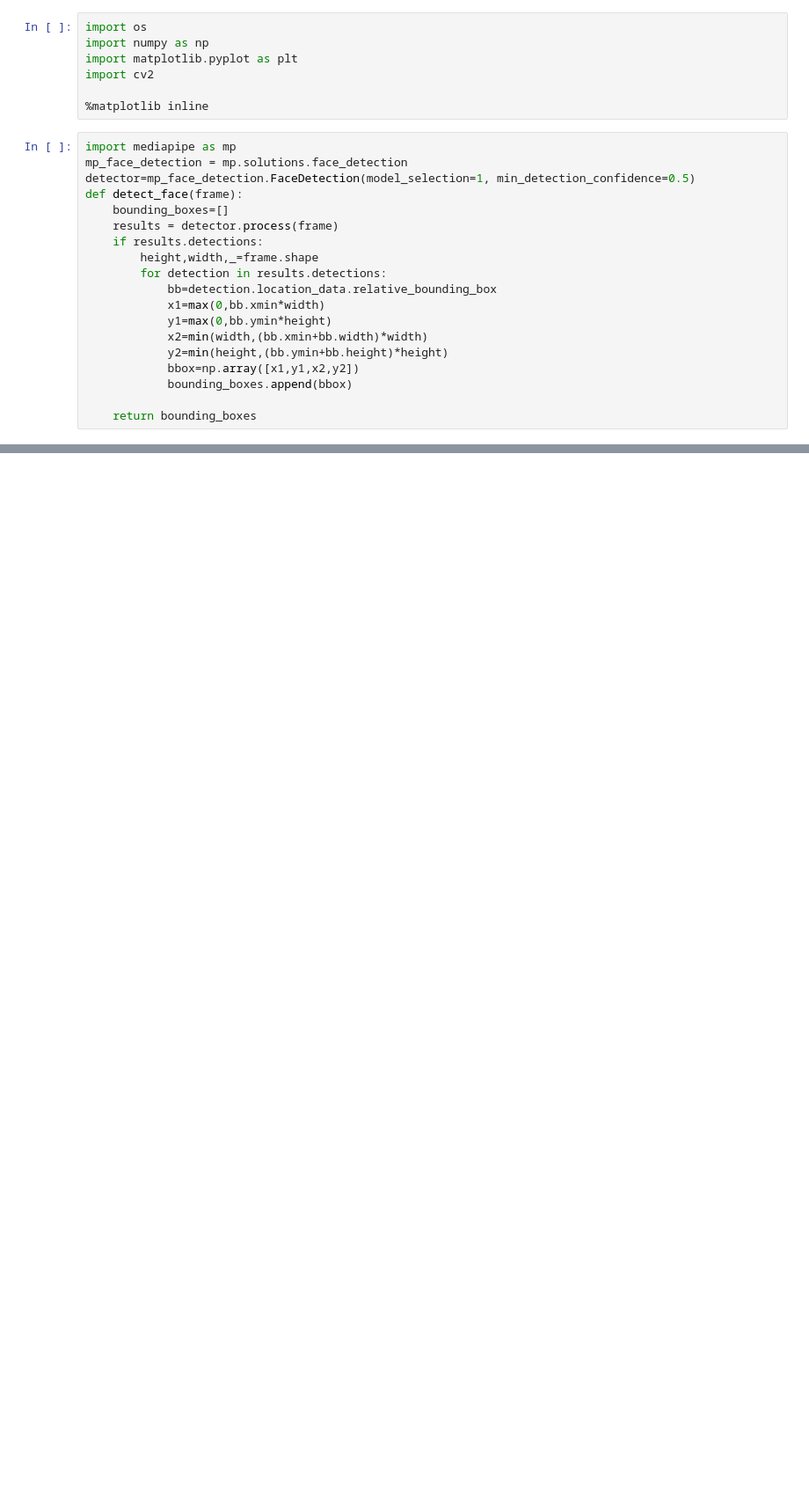
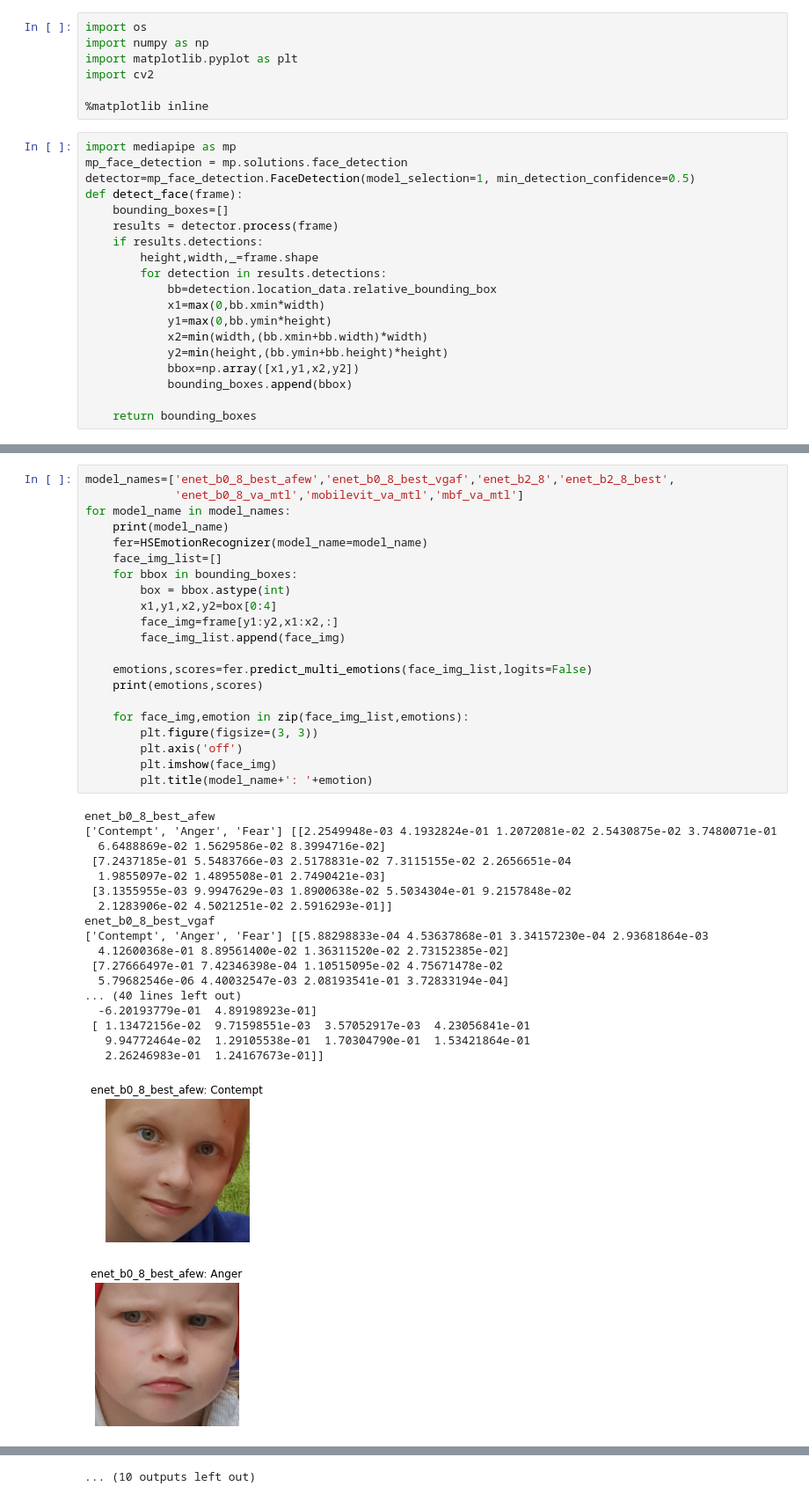
Before and after one commit to av-savchenko/hsemotion-onnx, a Jupyter notebook: demo/test_hsemotion_onnx_package.ipynb, the cells around one changed output, grey strips where cells are left out. Shown at 88% size. Saved outputs shown, nothing was run; the diff lists cells and outputs as text; blank space fills up the shorter version.

Commit message:
Added ONNX models

```diff
--- a/demo/test_hsemotion_onnx_package.ipynb
+++ b/demo/test_hsemotion_onnx_package.ipynb
@@ -93,0 +96,41 @@ for face_img,emotion in zip(face_img_list,emotions):
+# %%
+model_names=['enet_b0_8_best_afew','enet_b0_8_best_vgaf','enet_b2_8','enet_b2_8_best',
+             'enet_b0_8_va_mtl','mobilevit_va_mtl','mbf_va_mtl']
+for model_name in model_names:
+    print(model_name)
+    fer=HSEmotionRecognizer(model_name=model_name)
+    face_img_list=[]
+    for bbox in bounding_boxes:
+        box = bbox.astype(int)
+        x1,y1,x2,y2=box[0:4]
+        face_img=frame[y1:y2,x1:x2,:]
+        face_img_list.append(face_img)
+
+    emotions,scores=fer.predict_multi_emotions(face_img_list,logits=False)
+    print(emotions,scores)
+
+    for face_img,emotion in zip(face_img_list,emotions):
+        plt.figure(figsize=(3, 3))
+        plt.axis('off')
+        plt.imshow(face_img)
+        plt.title(model_name+': '+emotion)
+# %% [output]
+enet_b0_8_best_afew
+['Contempt', 'Anger', 'Fear'] [[2.2549948e-03 4.1932824e-01 1.2072081e-02 2.5430875e-02 3.7480071e-01
+  6.6488869e-02 1.5629586e-02 8.3994716e-02]
+ [7.2437185e-01 5.5483766e-03 2.5178831e-02 7.3115155e-02 2.2656651e-04
+  1.9855097e-02 1.4895508e-01 2.7490421e-03]
+ [3.1355955e-03 9.9947629e-03 1.8900638e-02 5.5034304e-01 9.2157848e-02
+  2.1283906e-02 4.5021251e-02 2.5916293e-01]]
+enet_b0_8_best_vgaf
+['Contempt', 'Anger', 'Fear'] [[5.88298833e-04 4.53637868e-01 3.34157230e-04 2.93681864e-03
+  4.12600368e-01 8.89561400e-02 1.36311520e-02 2.73152385e-02]
+ [7.27666497e-01 7.42346398e-04 1.10515095e-02 4.75671478e-02
+  5.79682546e-06 4.40032547e-03 2.08193541e-01 3.72833194e-04]
+... (40 lines left out)
+  -6.20193779e-01  4.89198923e-01]
+ [ 1.13472156e-02  9.71598551e-03  3.57052917e-03  4.23056841e-01
+   9.94772464e-02  1.29105538e-01  1.70304790e-01  1.53421864e-01
+   2.26246983e-01  1.24167673e-01]]
+[figure, added]
+[figure, added]
@@ -93,0 +146 @@ for face_img,emotion in zip(face_img_list,emotions):
+... (10 outputs left out)
```
Also changed, not shown: parts of 6 cells of this notebook, 1 other file.
